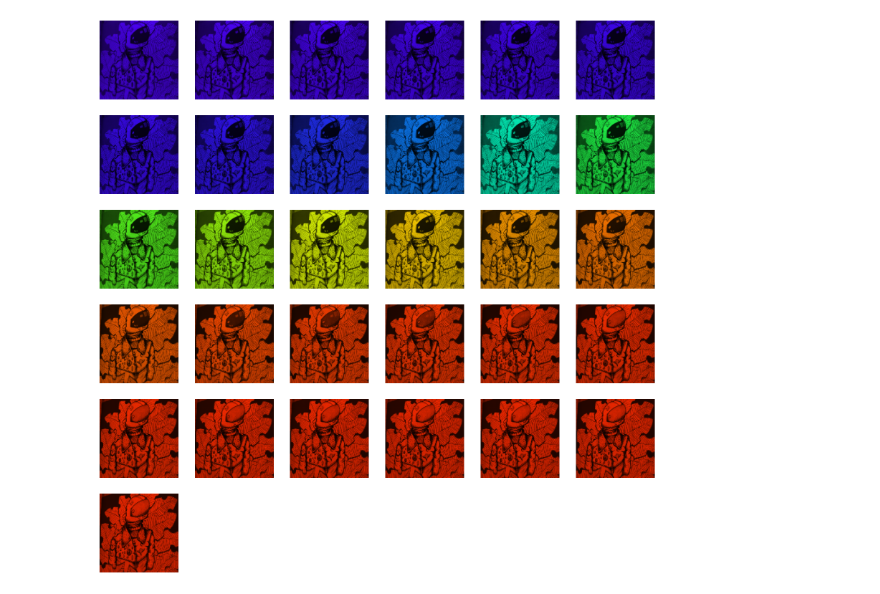
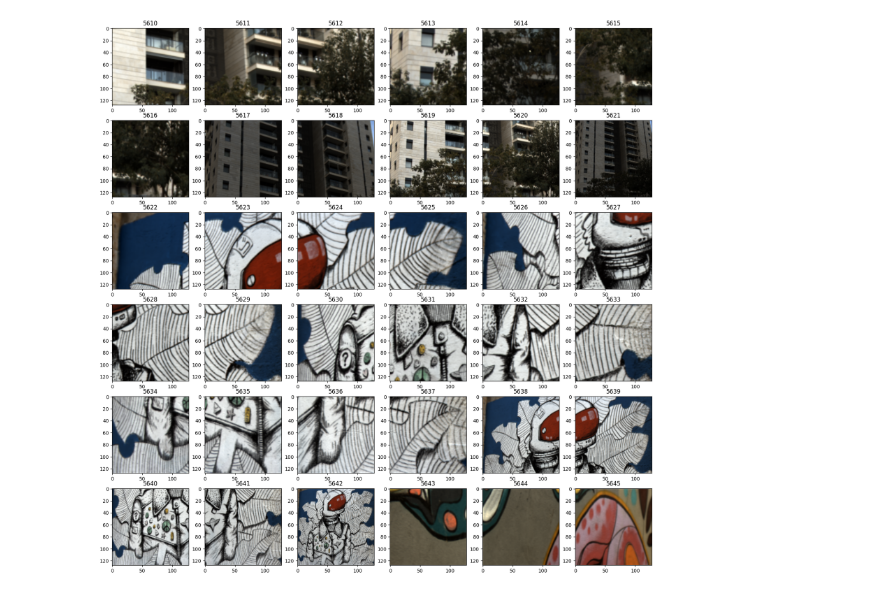
Before and after one commit to Karl-Liu-ch/Spectral_Reconstruction, a Jupyter notebook: data_visualization.ipynb, the cells around one changed output. Cells and saved outputs as stored; diff of their text form; code cells hidden in the pictures.

```diff
--- a/data_visualization.ipynb
+++ b/data_visualization.ipynb
@@ -22,9 +35,17 @@ device(type='cpu')
+# %%
+plt.figure(figsize=[20,20])
+k = 155
+for i in range(36):
+    num = str(i+k*36+30).zfill(3)
+    sample = scipy.io.loadmat(ROOT + num + '.mat')
+    hyper = sample['cube']
+    rgb = sample['rgb']
+    plt.subplot(6,6,i+1)
+    plt.imshow(rgb)
+    plt.title(num)
+# %% [output]
+[figure, added]
 # %%
-from NTIRE2022Util import load_rgb_filter
-filter, bands = load_rgb_filter('resources/CIE_xyz_1964_10deg.csv')
-sample = scipy.io.loadmat(ROOT + '5642.mat')
-hyper = sample['cube']
-
 plt.figure(figsize=[20,20])
 images = []
 for b in range(31):
@@ -39,8 +60,6 @@ for b in range(31):
     plt.subplot(6, 6, b+1)
     plt.imshow(image)
     plt.axis('off')
-# %% [output]
-[figure, removed]
 # %%
 fig, ax = plt.subplots()
 ax.axis('off')
```
Also changed, not shown: parts of 6 cells of this notebook, 49 other files.
